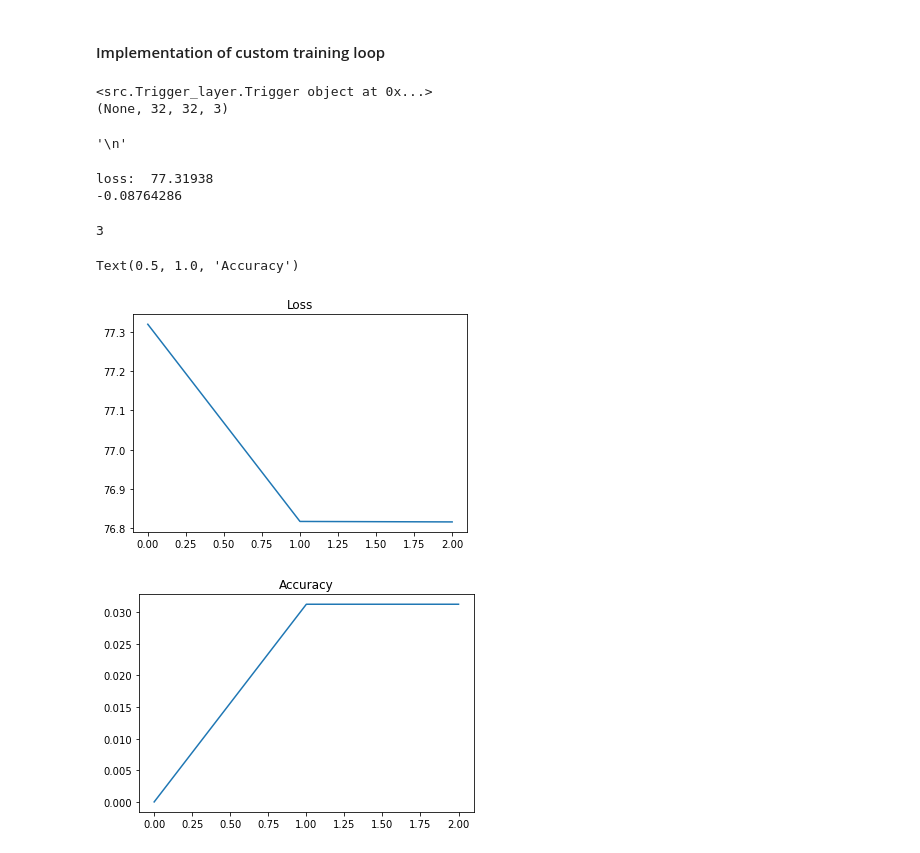
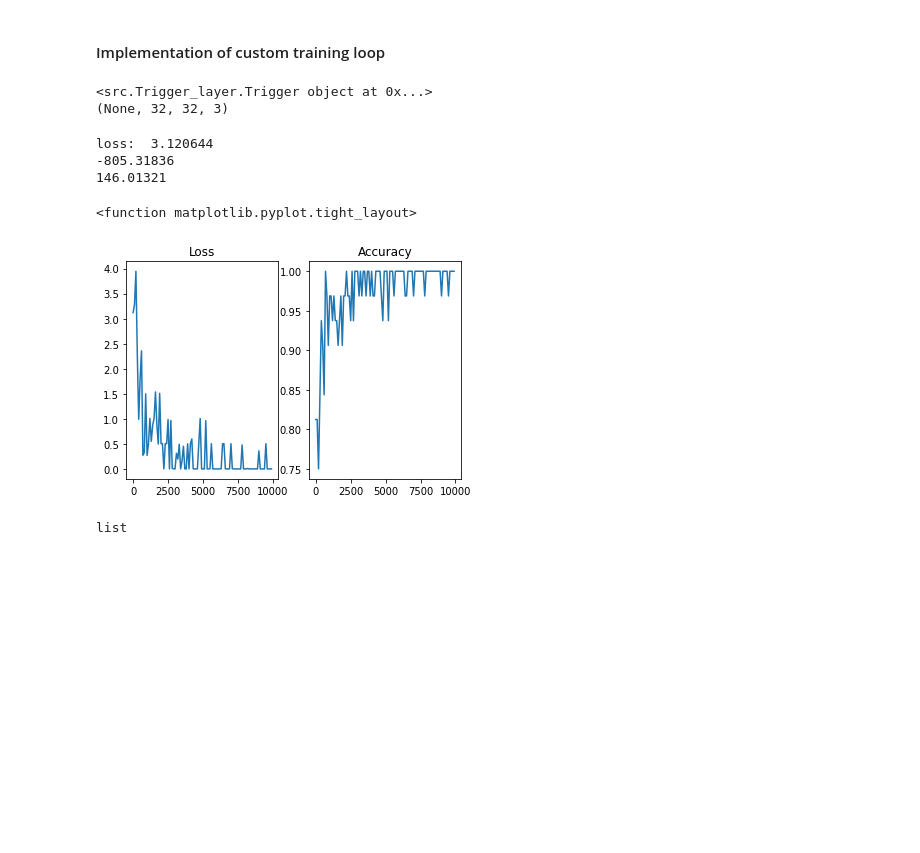
Before and after one commit to CingisAlexander/trigger_generation, a Jupyter notebook: generate_trigger.ipynb, the cells around one changed output. Cells and saved outputs as stored; diff of their text form; code cells hidden in the pictures; blank space fills up the shorter version.

```diff
--- a/generate_trigger.ipynb
+++ b/generate_trigger.ipynb
@@ -146,50 +140,47 @@ What type is the model:  <class 'tensorflow.python.keras.engine.sequential.Seque
 # %% [markdown]
 #### Implementation of custom training loop
 # %%
-# Implementation of custom training loop
+# Implementation of custom training loop:
 
-input_tensor = be.placeholder(model.input_shape)
+trigger = Sequential()
+trigger_layer = Trigger(input_shape=(32,32,3))
 
-preproc_model = Sequential()
-preproc_layer = Trigger(input_shape=(32,32,3))
+print(trigger_layer)
 
-print(preproc_layer)
+trigger.add(trigger_layer)
 
-preproc_model.add(preproc_layer)
-
-model2 = tf.keras.Sequential([
-  preproc_model,
-  model
+model_m2 = tf.keras.Sequential([
+  trigger,
+  model_m
 ])
 
 
-output_tensor = model2(input_tensor)
+input_tensor = K.placeholder(model_m2.input_shape)
+y_true_tensor = K.placeholder(model_m2.output_shape)
 
 
-y_true_tensor = be.placeholder(model2.output_shape)
+output_tensor = model_m2(input_tensor)
 
 
 loss_acc = categorical_accuracy(output_tensor, y_true_tensor)
 loss_ce = categorical_crossentropy(output_tensor, y_true_tensor)
 
 
-loss_reg = be.sum(be.abs(model2.layers[1].get_weights()[0])) # here I need to obtain the weight form the preproc_model
+#loss_reg = K.sum(K.abs(model_m2.trainable_weights[1]))#model_m2.layers[1].get_weights()[0]
+loss = loss_ce# + loss_reg
 
 
-loss = loss_ce + loss_reg
-
 optimizer = Adam()
-updates = optimizer.get_updates(params = [model2.trainable_weights[0], model2.trainable_weights[1]] , loss = loss)
-train = be.function([input_tensor, y_true_tensor], [loss, loss_acc], updates = updates)
-"""
-"""
+updates = optimizer.get_updates(params = [model_m2.trainable_weights[0], model_m2.trainable_weights[1]] , loss = loss)
+train = K.function([input_tensor, y_true_tensor], [loss, loss_acc], updates = updates)
 # %% [output]
 <src.Trigger_layer.Trigger object at 0x...>
 (None, 32, 32, 3)
-'\n'
 # %%
-epochs = 3
-#epochs = 100
+#epochs = 3
+epochs = 10000
+
+# the pattern should cause that all samples are classified as y_target
 y_target = 33
 loss = []
 acc = []
@@ -207,23 +198,28 @@ for epoch in range(epochs):
 
 print("loss: ", np.mean(loss[0]))
 #print(model2.trainable_weights[0])
-print(np.sum(model2.trainable_weights[1].numpy()))
+print(np.sum(model_m2.trainable_weights[1].numpy()))
+print(np.sum(model_m2.trainable_weights[0].numpy()))
 # %% [output]
-loss:  77.31938
--0.08764286
+loss:  3.120644
+-805.31836
+146.01321
-# %%
-print(len(loss))
-plt.figure(num=0)
-plt.plot(range(0,epochs), loss)
-plt.title ("Loss")
-plt.figure(num=1)
-plt.plot(range(0,epochs), acc)
-plt.title("Accuracy")
-# %% [output]
-3
-Text(0.5, 1.0, 'Accuracy')
-[figure, removed]
-[figure, removed]
+# %%
+plt.subplot(1,2,1)
+plt.plot(range(0,epochs, 100), np.array(loss)[np.arange(0,epochs, 100, dtype = int)])
+plt.title ("Loss")
+
+plt.subplot(1,2,2)
+plt.plot(range(0,epochs, 100), np.array(acc)[np.arange(0,epochs, 100, dtype = int)])
+plt.title("Accuracy")
+plt.tight_layout
+# %% [output]
+<function matplotlib.pyplot.tight_layout>
+[figure, added]
+# %%
+type(loss)
+# %% [output]
+list
 # %%
 # Now we will compare on a batch of data what are the predictions with and without the trigger
 X_batch, Y_batch = data_generator.next()
```
Also changed, not shown: parts of 11 cells of this notebook, 1 other file.
